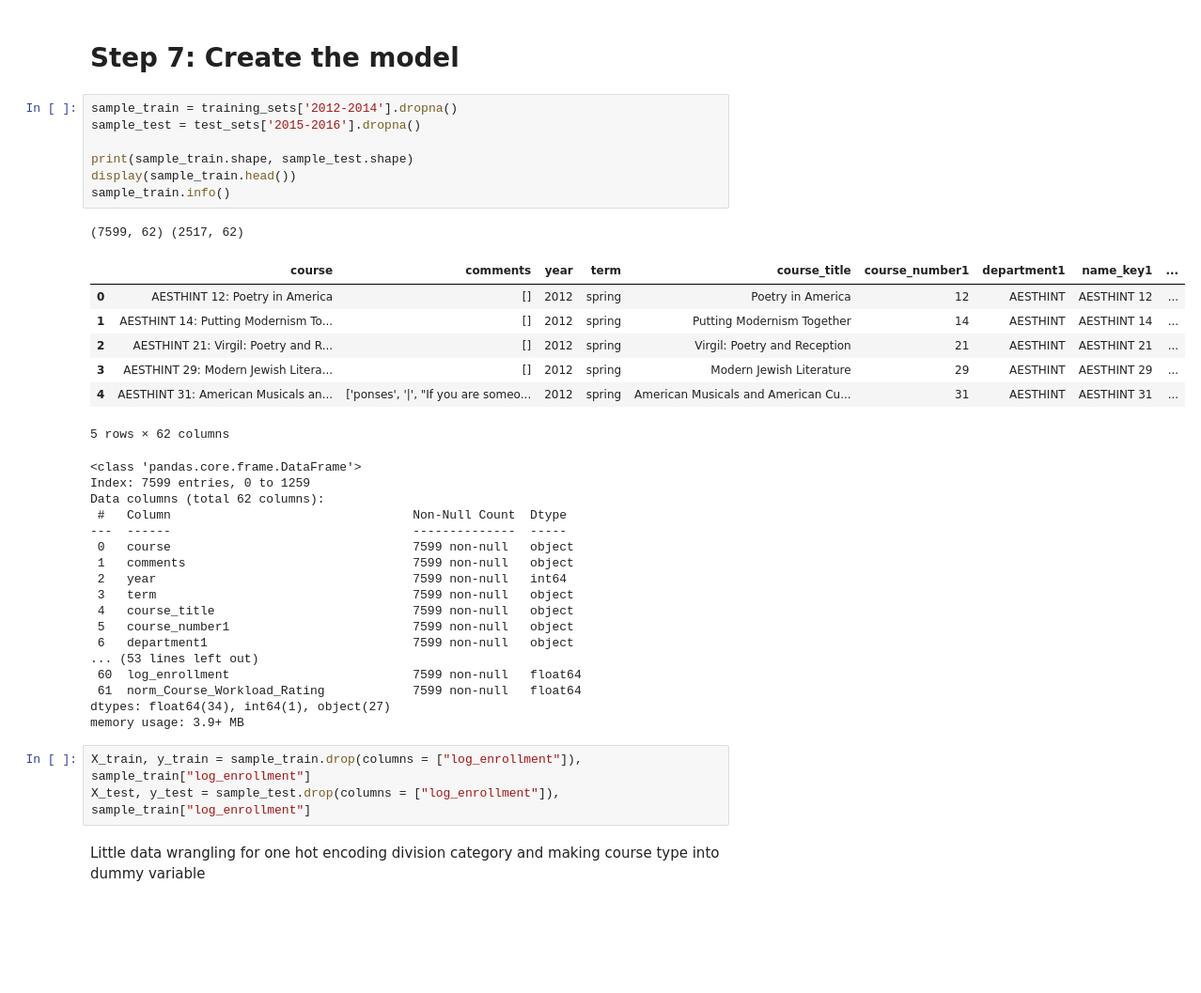
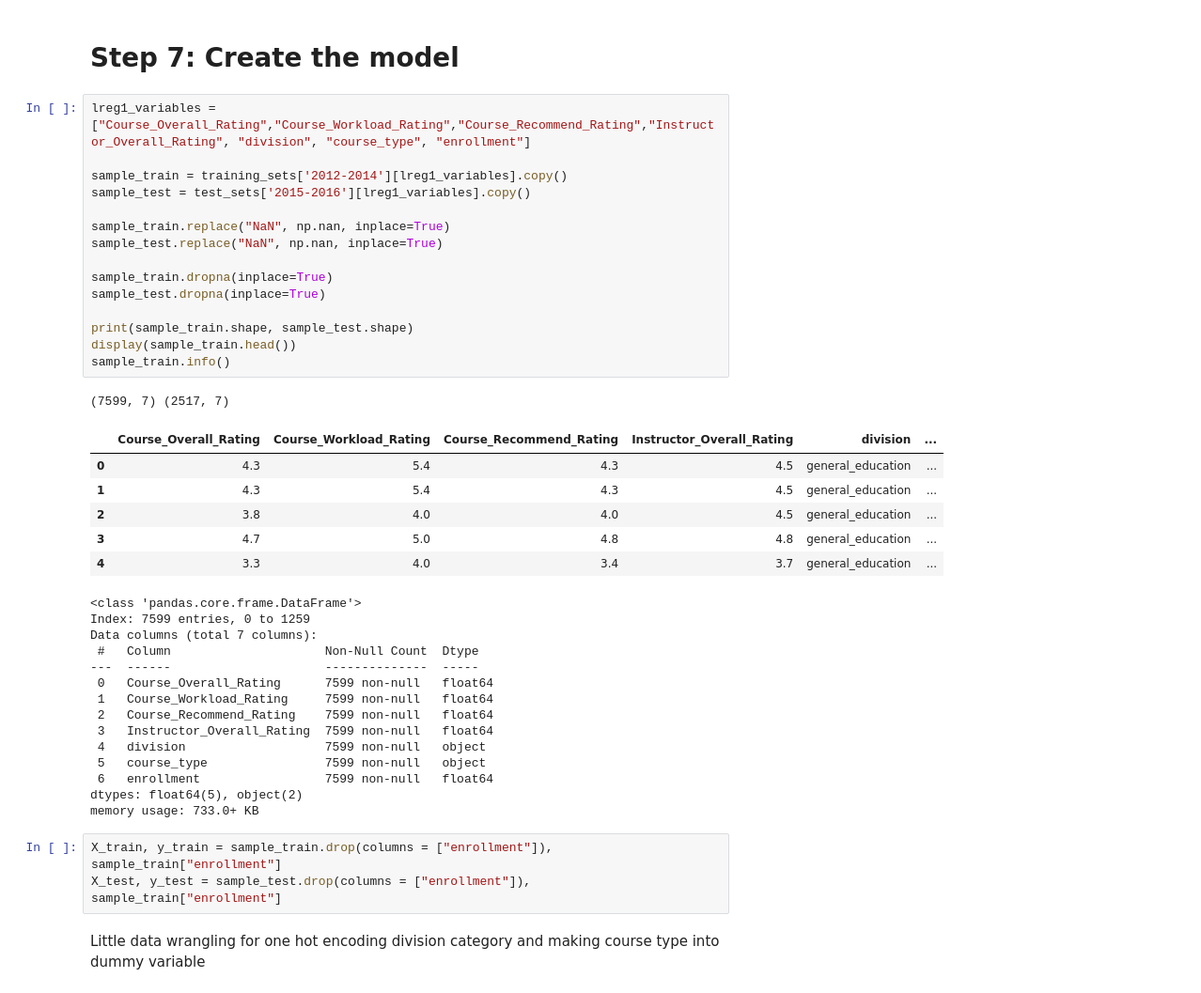
Before and after one commit to MattHAndrews/cs109a_final_project, a Jupyter notebook: Project.ipynb, the cells around one changed output. Shown at 94% size. Drawn from its saved outputs; the diff is of its cells as text; blank space fills up the shorter version.

```diff
--- a/Project.ipynb
+++ b/Project.ipynb
@@ -901,40 +903,44 @@ for key, train_data in training_sets.items():
 # %% [markdown]
 # Step 7: Create the model
 # %%
-sample_train = training_sets['2012-2014'].dropna()
-sample_test = test_sets['2015-2016'].dropna()
+lreg1_variables = ["Course_Overall_Rating","Course_Workload_Rating","Course_Recommend_Rating","Instructor_Overall_Rating", "division", "course_type", "enrollment"]
+
+sample_train = training_sets['2012-2014'][lreg1_variables].copy()
+sample_test = test_sets['2015-2016'][lreg1_variables].copy()
+
+sample_train.replace("NaN", np.nan, inplace=True)
+sample_test.replace("NaN", np.nan, inplace=True)
+
+sample_train.dropna(inplace=True)
+sample_test.dropna(inplace=True)
 
 print(sample_train.shape, sample_test.shape)
 display(sample_train.head())
 sample_train.info()
 # %% [output]
-(7599, 62) (2517, 62)
+(7599, 7) (2517, 7)
-|  | course | comments | year | term | course_title | course_number1 | department1 | name_key1 | ... |
-| 0 | AESTHINT 12: Poetry in America | [] | 2012 | spring | Poetry in America | 12 | AESTHINT | AESTHINT 12 | ... |
-| 1 | AESTHINT 14: Putting Modernism To... | [] | 2012 | spring | Putting Modernism Together | 14 | AESTHINT | AESTHINT 14 | ... |
-| 2 | AESTHINT 21: Virgil: Poetry and R... | [] | 2012 | spring | Virgil: Poetry and Reception | 21 | AESTHINT | AESTHINT 21 | ... |
-| 3 | AESTHINT 29: Modern Jewish Litera... | [] | 2012 | spring | Modern Jewish Literature | 29 | AESTHINT | AESTHINT 29 | ... |
-| 4 | AESTHINT 31: American Musicals an... | ['ponses', '|', "If you are someo... | 2012 | spring | American Musicals and American Cu... | 31 | AESTHINT | AESTHINT 31 | ... |
+|  | Course_Overall_Rating | Course_Workload_Rating | Course_Recommend_Rating | Instructor_Overall_Rating | division | ... |
+| 0 | 4.3 | 5.4 | 4.3 | 4.5 | general_education | ... |
+| 1 | 4.3 | 5.4 | 4.3 | 4.5 | general_education | ... |
+| 2 | 3.8 | 4.0 | 4.0 | 4.5 | general_education | ... |
+| 3 | 4.7 | 5.0 | 4.8 | 4.8 | general_education | ... |
+| 4 | 3.3 | 4.0 | 3.4 | 3.7 | general_education | ... |
-5 rows × 62 columns
+<class 'pandas.core.frame.DataFrame'>
+Index: 7599 entries, 0 to 1259
+Data columns (total 7 columns):
+ #   Column                     Non-Null Count  Dtype
+---  ------                     --------------  -----
+ 0   Course_Overall_Rating      7599 non-null   float64
+ 1   Course_Workload_Rating     7599 non-null   float64
+ 2   Course_Recommend_Rating    7599 non-null   float64
+ 3   Instructor_Overall_Rating  7599 non-null   float64
+ 4   division                   7599 non-null   object
+ 5   course_type                7599 non-null   object
+ 6   enrollment                 7599 non-null   float64
+dtypes: float64(5), object(2)
+memory usage: 733.0+ KB
-<class 'pandas.core.frame.DataFrame'>
-Index: 7599 entries, 0 to 1259
-Data columns (total 62 columns):
- #   Column                                 Non-Null Count  Dtype
----  ------                                 --------------  -----
- 0   course                                 7599 non-null   object
- 1   comments                               7599 non-null   object
- 2   year                                   7599 non-null   int64
- 3   term                                   7599 non-null   object
- 4   course_title                           7599 non-null   object
- 5   course_number1                         7599 non-null   object
- 6   department1                            7599 non-null   object
-... (53 lines left out)
- 60  log_enrollment                         7599 non-null   float64
- 61  norm_Course_Workload_Rating            7599 non-null   float64
-dtypes: float64(34), int64(1), object(27)
-memory usage: 3.9+ MB
 # %%
-X_train, y_train = sample_train.drop(columns = ["log_enrollment"]), sample_train["log_enrollment"]
-X_test, y_test = sample_test.drop(columns = ["log_enrollment"]), sample_train["log_enrollment"]
+X_train, y_train = sample_train.drop(columns = ["enrollment"]), sample_train["enrollment"]
+X_test, y_test = sample_test.drop(columns = ["enrollment"]), sample_train["enrollment"]
 # %% [markdown]
 Little data wrangling for one hot encoding division category and making course type into dummy variable
```
Also changed, not shown: parts of 6 cells of this notebook.
